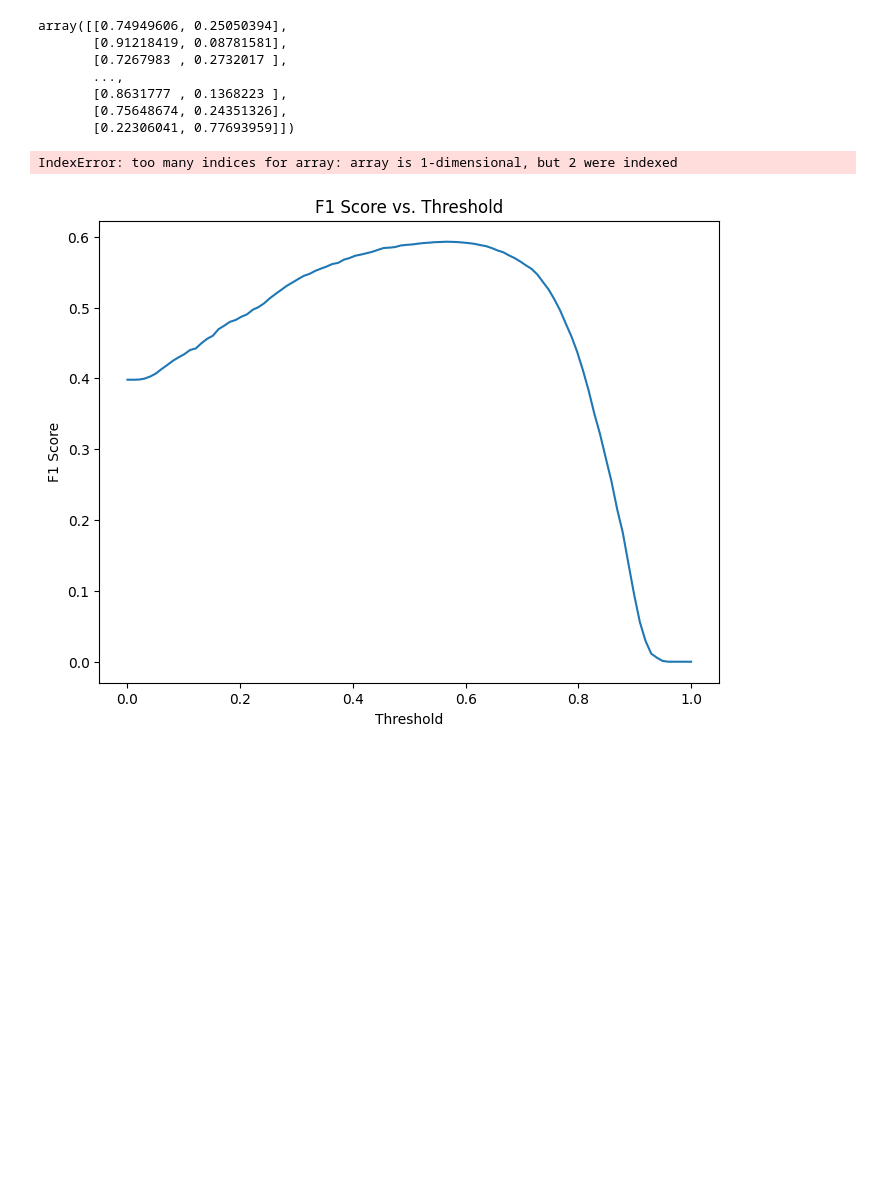
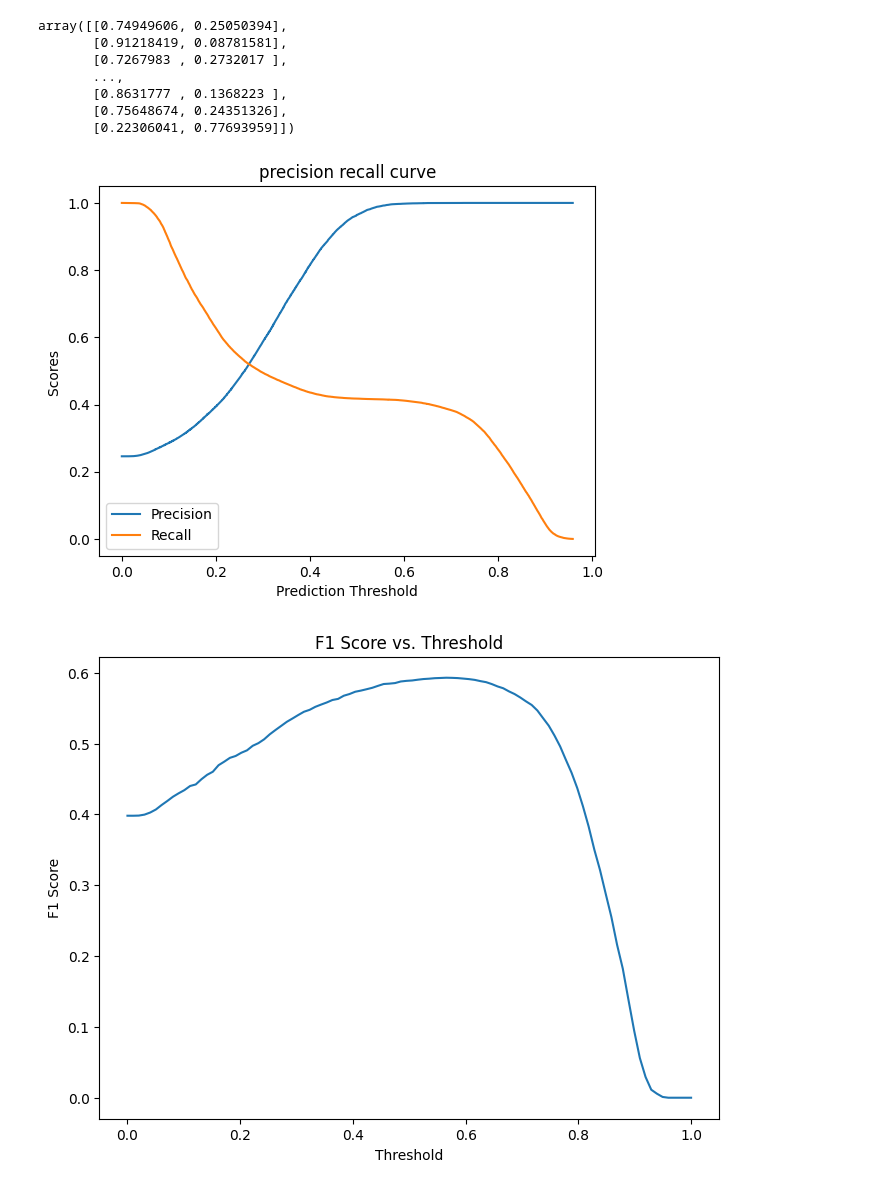
Before and after one commit to YasaswiKolasani/DE_Yasaswi, a Jupyter notebook: practice/logistic_reg_METRICS.ipynb, the cells around one changed output. Saved outputs shown, nothing was run; the diff lists cells and outputs as text; code cells hidden in the pictures; blank space fills up the shorter version.

```diff
--- a/logistic_reg_METRICS.ipynb
+++ b/practice/logistic_reg_METRICS.ipynb
@@ -92,17 +92,17 @@ array([[0.74949606, 0.25050394],
 # %%
 from sklearn.metrics import precision_recall_curve
 import matplotlib.pyplot as plt
-p_curve, r_curve, t_curve = precision_recall_curve(y_test, lr.predict_proba(X_test)[:,1])
+p_curve, r_curve, t_curve = precision_recall_curve(y_train, lr.predict_proba(X_train)[:,1])
 
-plt.plot(t_curve, p_curve[:,1], label="Precision")
-plt.plot(t_curve, r_curve[:,1], label="Recall")
+plt.plot(t_curve, p_curve[:-1], label="Precision")
+plt.plot(t_curve, r_curve[:-1], label="Recall")
 plt.xlabel("Prediction Threshold")
 plt.ylabel("Scores ")
 plt.legend()
 plt.title("precision recall curve")
 plt.show()
 # %% [output]
-IndexError: too many indices for array: array is 1-dimensional, but 2 were indexed
+[figure, added]
 # %%
 y_probs = lr.predict_proba(X_test)[:,1]
 thresholds = np. linspace(0, 1, 100)
```
Also changed, not shown: 20 other files.
